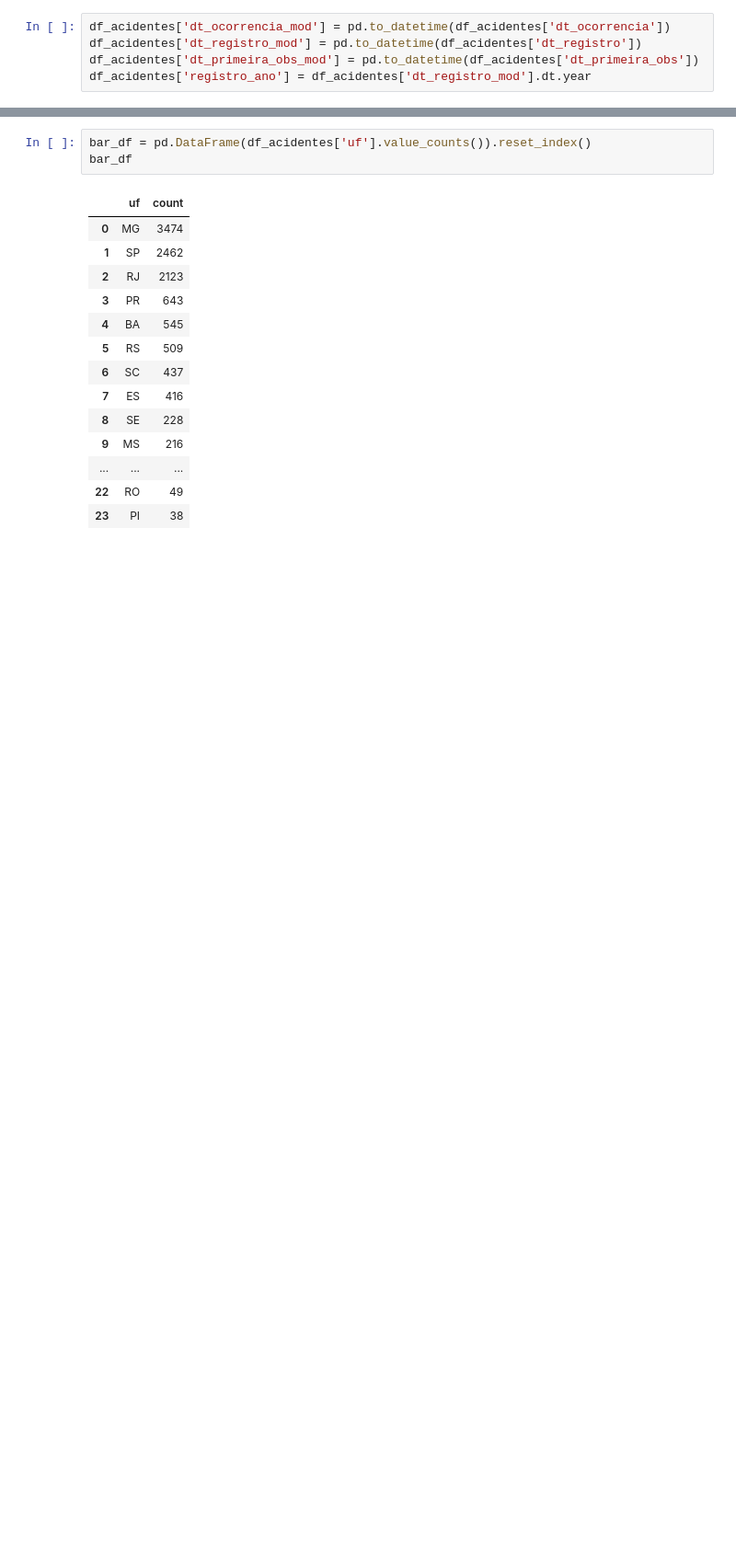
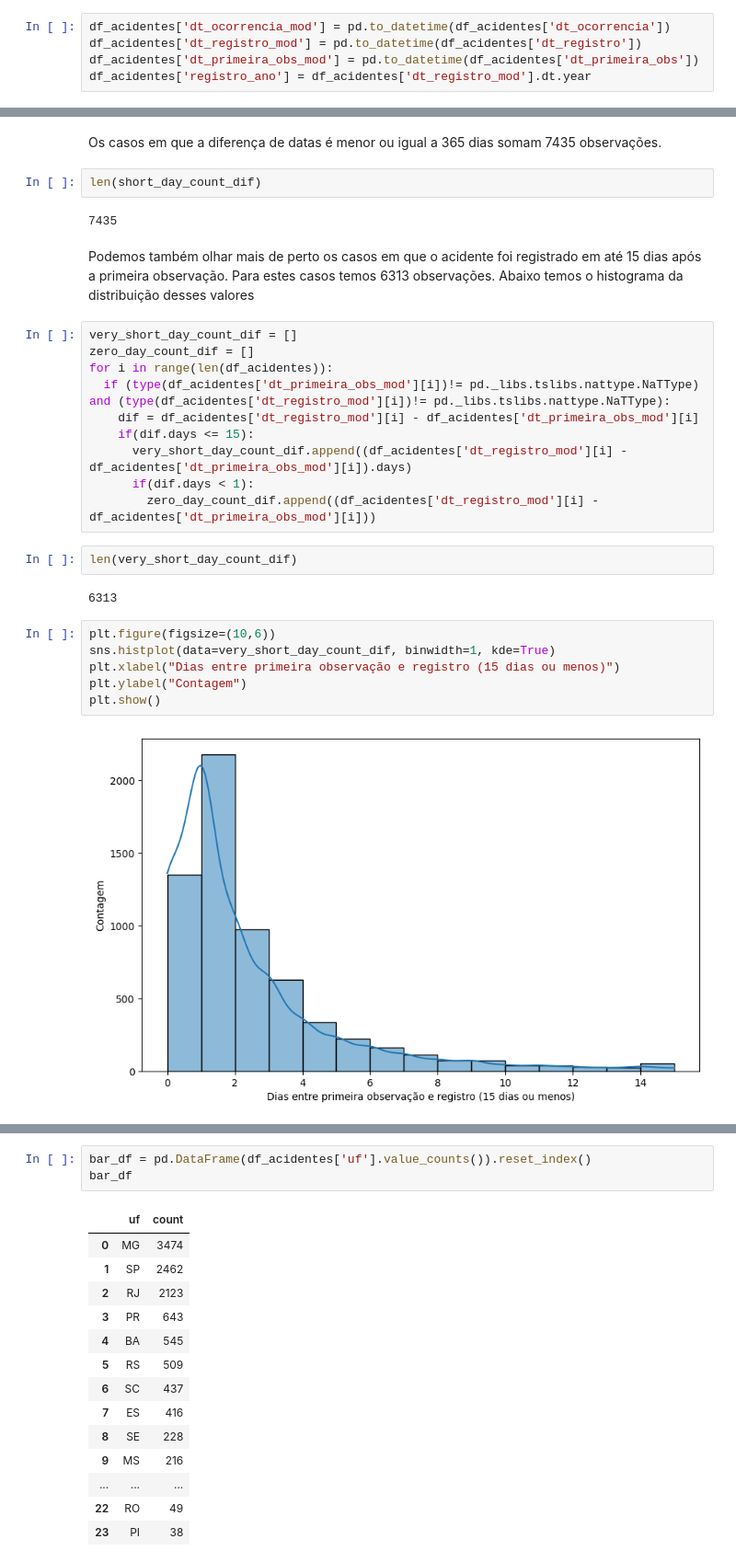
Before and after one commit to mariabrandaob/PCD-2-IBAMA, a Jupyter notebook: PCD_2_IBAMA.ipynb, the cells around one changed output, grey strips where cells are left out. Shown at 92% size. Cells and saved outputs as stored; diff of their text form; blank space fills up the shorter version.

```diff
--- a/PCD_2_IBAMA.ipynb
+++ b/PCD_2_IBAMA.ipynb
@@ -341,0 +462,30 @@ dtype: timedelta64[ns]
+# %% [markdown]
+Os casos em que a diferença de datas é menor ou igual a 365 dias somam 7435 observações.
+# %%
+len(short_day_count_dif)
+# %% [output]
+7435
+# %% [markdown]
+Podemos também olhar mais de perto os casos em que o acidente foi registrado em até 15 dias após a primeira observação. Para estes casos temos 6313 observações. Abaixo temos o histograma da distribuição desses valores
+# %%
+very_short_day_count_dif = []
+zero_day_count_dif = []
+for i in range(len(df_acidentes)):
+  if (type(df_acidentes['dt_primeira_obs_mod'][i])!= pd._libs.tslibs.nattype.NaTType) and (type(df_acidentes['dt_registro_mod'][i])!= pd._libs.tslibs.nattype.NaTType):
+    dif = df_acidentes['dt_registro_mod'][i] - df_acidentes['dt_primeira_obs_mod'][i]
+    if(dif.days <= 15):
+      very_short_day_count_dif.append((df_acidentes['dt_registro_mod'][i] - df_acidentes['dt_primeira_obs_mod'][i]).days)
+      if(dif.days < 1):
+        zero_day_count_dif.append((df_acidentes['dt_registro_mod'][i] - df_acidentes['dt_primeira_obs_mod'][i]))
+# %%
+len(very_short_day_count_dif)
+# %% [output]
+6313
+# %%
+plt.figure(figsize=(10,6))
+sns.histplot(data=very_short_day_count_dif, binwidth=1, kde=True)
+plt.xlabel("Dias entre primeira observação e registro (15 dias ou menos)")
+plt.ylabel("Contagem")
+plt.show()
+# %% [output]
+[figure, added]
```
Also changed, not shown: parts of 62 cells of this notebook.
